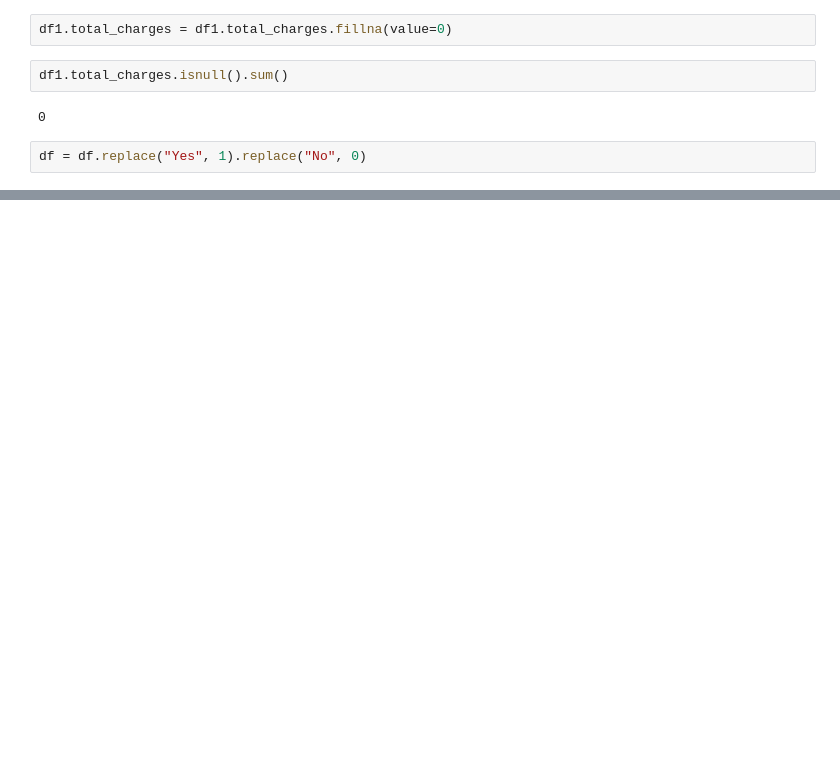
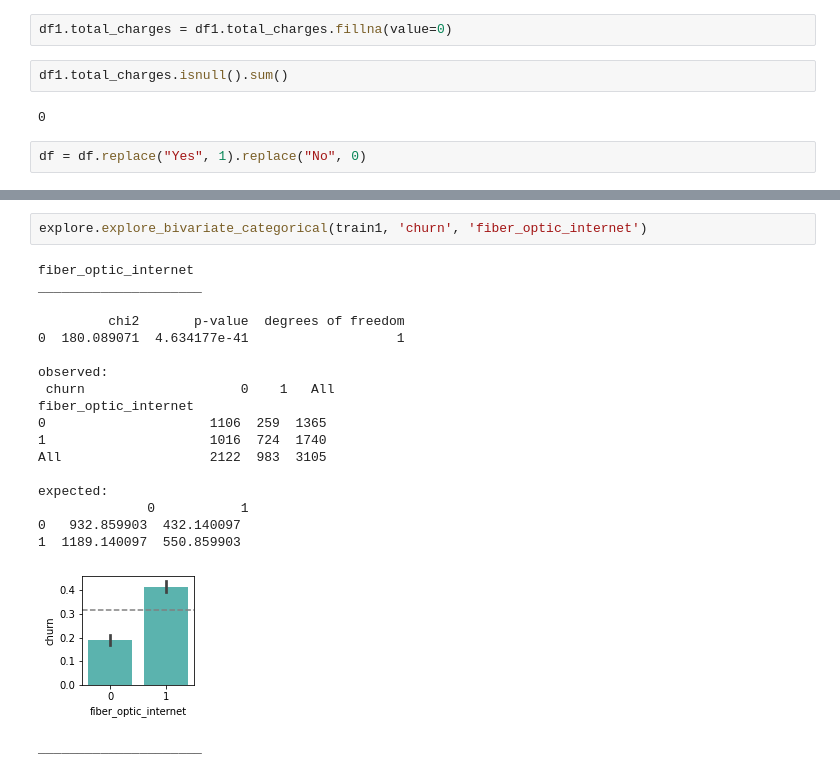
Before and after one commit to mdalton87/classification-exercises, a Jupyter notebook: classification_project/test_churn notebook.ipynb, the cells around one changed output, grey strips where cells are left out. Saved outputs shown, nothing was run; the diff lists cells and outputs as text; blank space fills up the shorter version.

```diff
--- a/classification_project/test_churn notebook.ipynb
+++ b/classification_project/test_churn notebook.ipynb
@@ -138,0 +247,22 @@ NameError: name 'quant_var' is not defined
+# %%
+explore.explore_bivariate_categorical(train1, 'churn', 'fiber_optic_internet')
+# %% [output]
+fiber_optic_internet
+_____________________
+
+         chi2       p-value  degrees of freedom
+0  180.089071  4.634177e-41                   1
+
+observed:
+ churn                    0    1   All
+fiber_optic_internet
+0                     1106  259  1365
+1                     1016  724  1740
+All                   2122  983  3105
+
+expected:
+              0           1
+0   932.859903  432.140097
+1  1189.140097  550.859903
+[figure, added]
+_____________________
```
Also changed, not shown: parts of 25 cells of this notebook, 5 other files.
